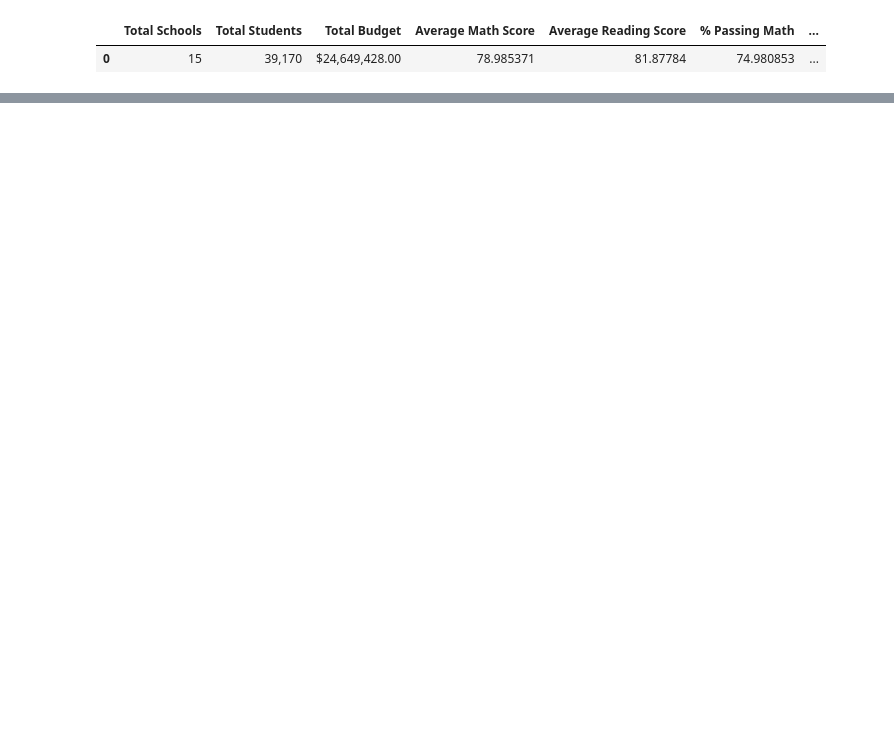
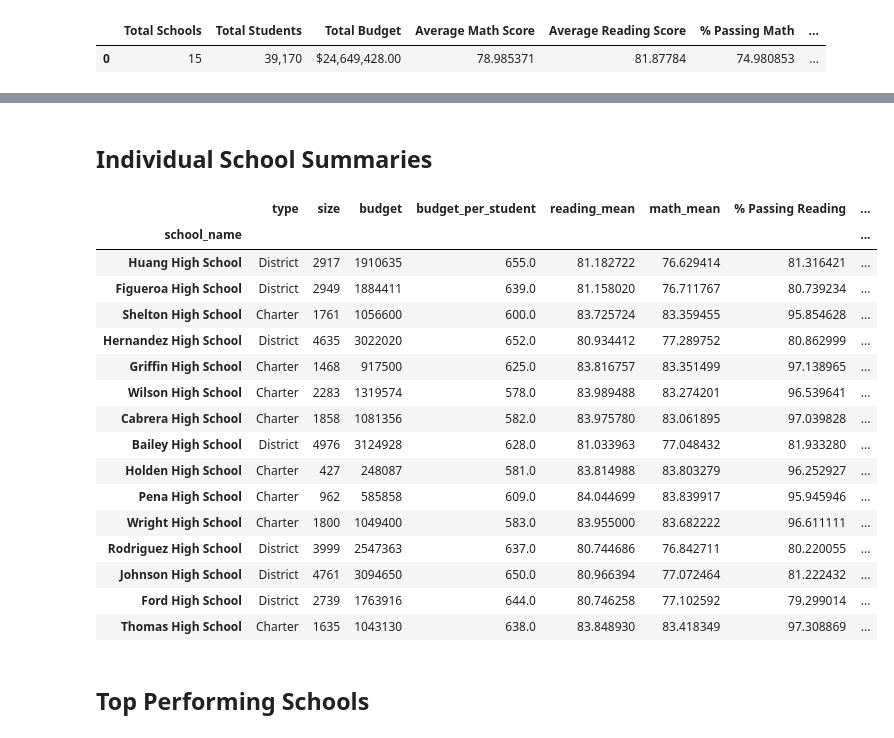
Before and after one commit to matthew-hagarty/pandas-challenge, a Jupyter notebook: PyCitySchools/District_analysis.ipynb, the cells around one changed output, grey strips where cells are left out. Saved outputs shown, nothing was run; the diff lists cells and outputs as text; code cells hidden in the pictures; blank space fills up the shorter version.

```diff
--- a/PyCitySchools/District_analysis.ipynb
+++ b/PyCitySchools/District_analysis.ipynb
@@ -90,0 +226,3 @@ district_summary
+# %%
+school_math_mean  = schools_groupby["math_score"].mean()
+school_math_mean
@@ -90,0 +247,4 @@ district_summary
+# %%
+all_schools_pass_reading = students_df[students_df["reading_score"] >= 70]
+per_school_pass_reading = all_schools_pass_reading.groupby(["school_name"]).size()
+per_school_pass_reading
@@ -90,0 +269,4 @@ district_summary
+# %%
+all_schools_pass_math = students_df[students_df["math_score"] >= 70]
+per_school_pass_math = all_schools_pass_math.groupby(["school_name"]).size()
+per_school_pass_math
@@ -90,0 +291,4 @@ district_summary
+# %%
+all_schools_pass = students_df[(students_df["reading_score"] >= 70) & (students_df["math_score"] >= 70)]
+per_school_pass = all_schools_pass.groupby(["school_name"]).size()
+per_school_pass
@@ -90,0 +313,31 @@ district_summary
+# %% [markdown]
+## Individual School Summaries
+# %%
+schools_expanded_df = schools_df.set_index('school_name').drop(columns = ["School ID"])
+schools_expanded_df["budget_per_student"] = schools_expanded_df["budget"] / schools_expanded_df['size']
+schools_expanded_df["reading_mean"] = school_reading_mean
+schools_expanded_df['math_mean'] = school_math_mean
+schools_expanded_df['% Passing Reading'] = per_school_pass_reading / schools_expanded_df['size'] * 100
+schools_expanded_df['% Passing Math'] = per_school_pass_math / schools_expanded_df['size'] * 100
+schools_expanded_df['% Passing Overall'] = per_school_pass / schools_expanded_df['size'] * 100
+schools_expanded_df
+# %% [output]
+|  | type | size | budget | budget_per_student | reading_mean | math_mean | % Passing Reading | ... |
+| school_name |  |  |  |  |  |  |  | ... |
+| Huang High School | District | 2917 | 1910635 | 655.0 | 81.182722 | 76.629414 | 81.316421 | ... |
+| Figueroa High School | District | 2949 | 1884411 | 639.0 | 81.158020 | 76.711767 | 80.739234 | ... |
+| Shelton High School | Charter | 1761 | 1056600 | 600.0 | 83.725724 | 83.359455 | 95.854628 | ... |
+| Hernandez High School | District | 4635 | 3022020 | 652.0 | 80.934412 | 77.289752 | 80.862999 | ... |
+| Griffin High School | Charter | 1468 | 917500 | 625.0 | 83.816757 | 83.351499 | 97.138965 | ... |
+| Wilson High School | Charter | 2283 | 1319574 | 578.0 | 83.989488 | 83.274201 | 96.539641 | ... |
+| Cabrera High School | Charter | 1858 | 1081356 | 582.0 | 83.975780 | 83.061895 | 97.039828 | ... |
+| Bailey High School | District | 4976 | 3124928 | 628.0 | 81.033963 | 77.048432 | 81.933280 | ... |
+| Holden High School | Charter | 427 | 248087 | 581.0 | 83.814988 | 83.803279 | 96.252927 | ... |
+| Pena High School | Charter | 962 | 585858 | 609.0 | 84.044699 | 83.839917 | 95.945946 | ... |
+| Wright High School | Charter | 1800 | 1049400 | 583.0 | 83.955000 | 83.682222 | 96.611111 | ... |
+| Rodriguez High School | District | 3999 | 2547363 | 637.0 | 80.744686 | 76.842711 | 80.220055 | ... |
+| Johnson High School | District | 4761 | 3094650 | 650.0 | 80.966394 | 77.072464 | 81.222432 | ... |
+| Ford High School | District | 2739 | 1763916 | 644.0 | 80.746258 | 77.102592 | 79.299014 | ... |
+| Thomas High School | Charter | 1635 | 1043130 | 638.0 | 83.848930 | 83.418349 | 97.308869 | ... |
+# %% [markdown]
+## Top Performing Schools
```
Also changed, not shown: parts of 31 cells of this notebook.
